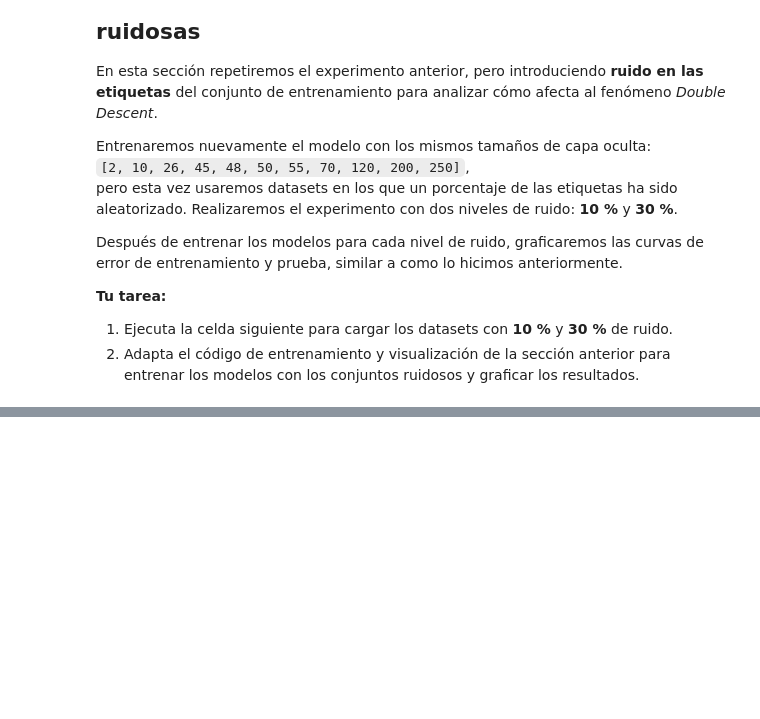
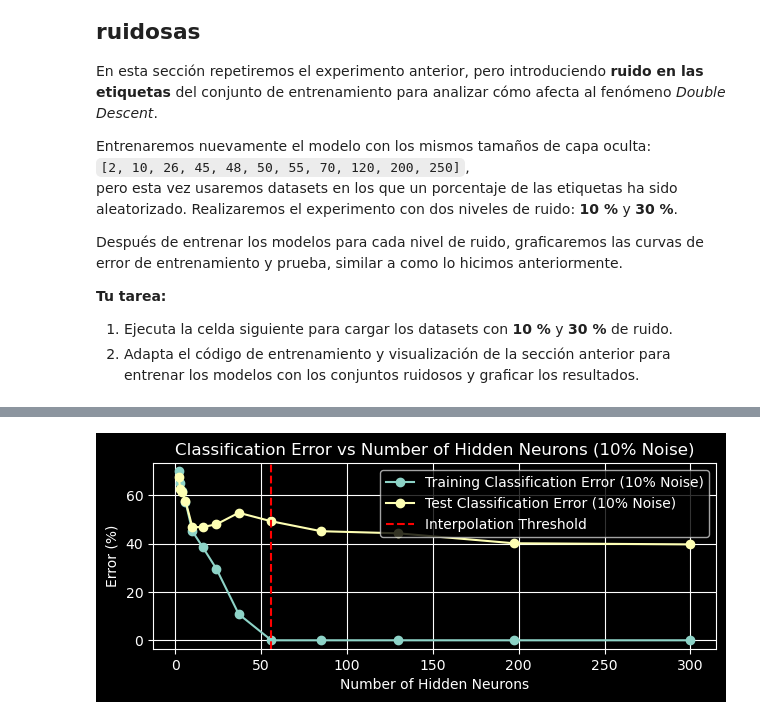
Before and after one commit to joacoguerrae/modelos_dl, a Jupyter notebook: Entrega 2/Notebook_Double_Descent.ipynb, the cells around one changed output, grey strips where cells are left out. Saved outputs shown, nothing was run; the diff lists cells and outputs as text; code cells hidden in the pictures; blank space fills up the shorter version.

```diff
--- a/Entrega 2/Notebook_Double_Descent.ipynb
+++ b/Entrega 2/Notebook_Double_Descent.ipynb
@@ -184,0 +418,17 @@ print("Ejemplos en prueba:", len(data_noisy_30['y_test']))
+# %%
+#Ploteamos los resultados de accuracy para 10% de ruido en las etiquetas
+plt.subplot(2, 1, 2)
+plt.plot(hidden_neurons_list, [100 - i for i in train_accuracies_10], marker='o', label='Training Classification Error (10% Noise)')
+plt.plot(hidden_neurons_list, [100 - i for i in test_accuracies_10], marker='o', label='Test Classification Error (10% Noise)')
+plt.xlabel('Number of Hidden Neurons')
+plt.ylabel('Error (%)')
+plt.title('Classification Error vs Number of Hidden Neurons (10% Noise)')
+
+# Ploteamos el interpolation threshold, aproximadamente en 56 neuronas
+plt.axvline(x=56, color='r', linestyle='--', label='Interpolation Threshold')
+plt.legend()
+plt.grid(True)
+plt.tight_layout()
+plt.show()
+# %% [output]
+[figure, added]
```
Also changed, not shown: parts of 20 cells of this notebook, 1 other file.
